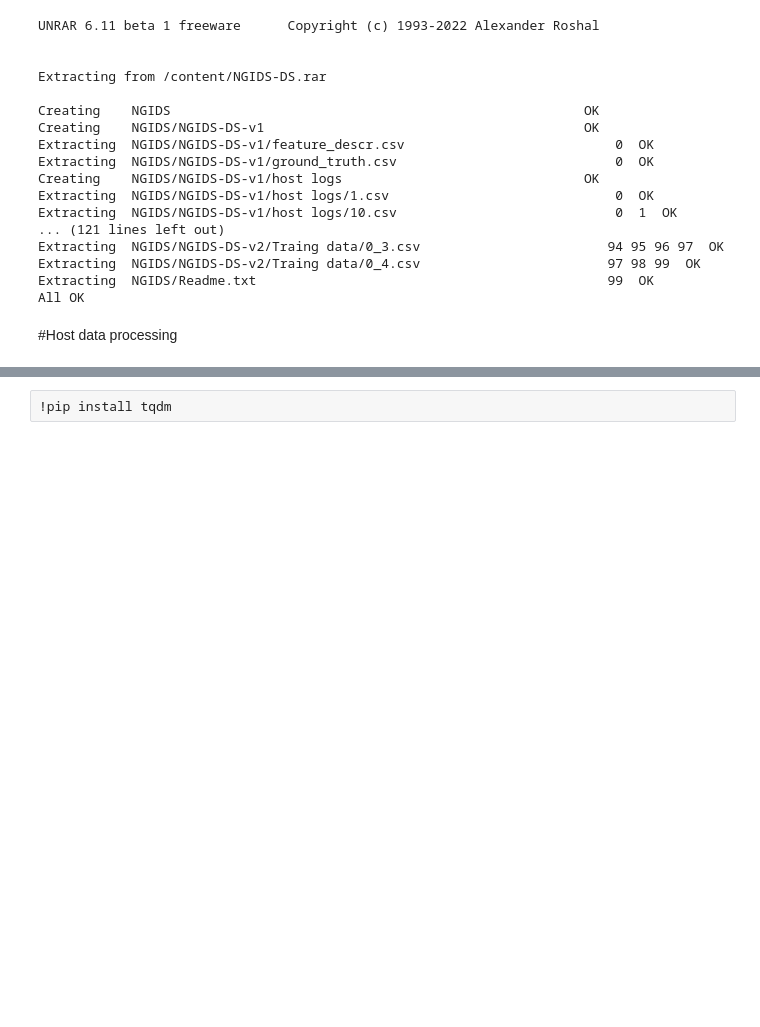
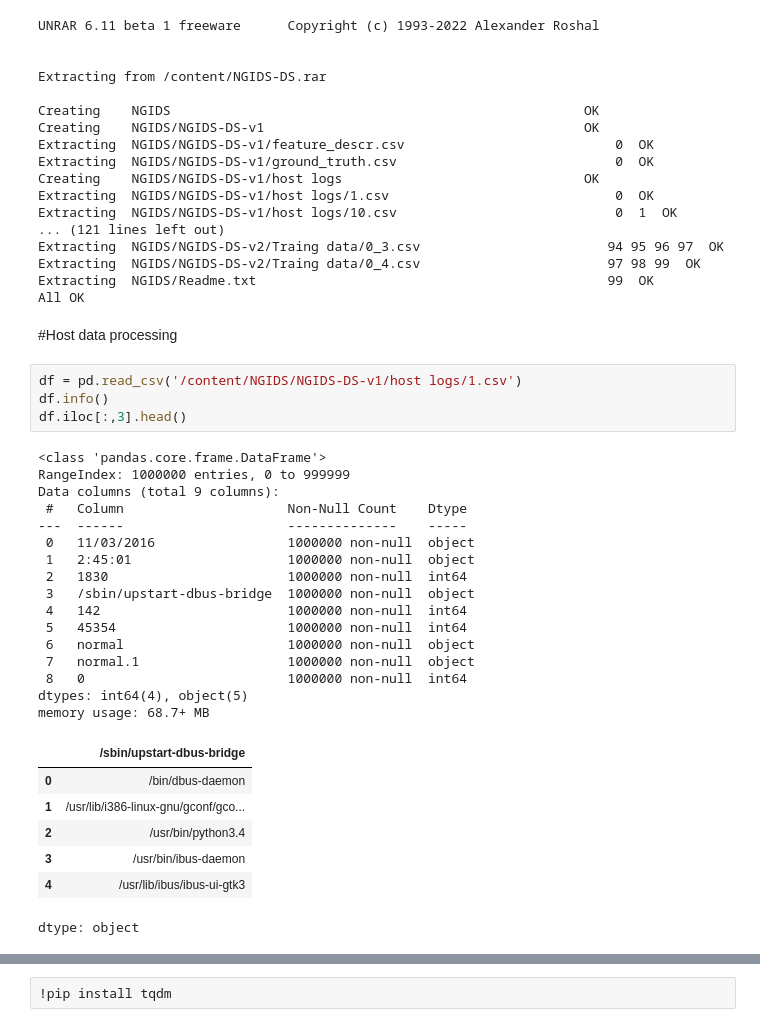
Before and after one commit to hananbahtiti/Hybrid-Intrusion-detection-Systems, a Jupyter notebook: data_preprocessing.ipynb, the cells around one changed output, grey strips where cells are left out. Saved outputs shown, nothing was run; the diff lists cells and outputs as text; blank space fills up the shorter version.

```diff
--- a/data_preprocessing.ipynb
+++ b/data_preprocessing.ipynb
@@ -41,3 +41,31 @@ Extracting  NGIDS/Readme.txt                                             99  OK
 All OK
 # %% [markdown]
 #Host data processing
+# %%
+df = pd.read_csv('/content/NGIDS/NGIDS-DS-v1/host logs/1.csv')
+df.info()
+df.iloc[:,3].head()
+# %% [output]
+<class 'pandas.core.frame.DataFrame'>
+RangeIndex: 1000000 entries, 0 to 999999
+Data columns (total 9 columns):
+ #   Column                     Non-Null Count    Dtype
+---  ------                     --------------    -----
+ 0   11/03/2016                 1000000 non-null  object
+ 1   2:45:01                    1000000 non-null  object
+ 2   1830                       1000000 non-null  int64
+ 3   /sbin/upstart-dbus-bridge  1000000 non-null  object
+ 4   142                        1000000 non-null  int64
+ 5   45354                      1000000 non-null  int64
+ 6   normal                     1000000 non-null  object
+ 7   normal.1                   1000000 non-null  object
+ 8   0                          1000000 non-null  int64
+dtypes: int64(4), object(5)
+memory usage: 68.7+ MB
+|  | /sbin/upstart-dbus-bridge |
+| 0 | /bin/dbus-daemon |
+| 1 | /usr/lib/i386-linux-gnu/gconf/gco... |
+| 2 | /usr/bin/python3.4 |
+| 3 | /usr/bin/ibus-daemon |
+| 4 | /usr/lib/ibus/ibus-ui-gtk3 |
+dtype: object
```
Also changed, not shown: parts of 2 cells of this notebook.
